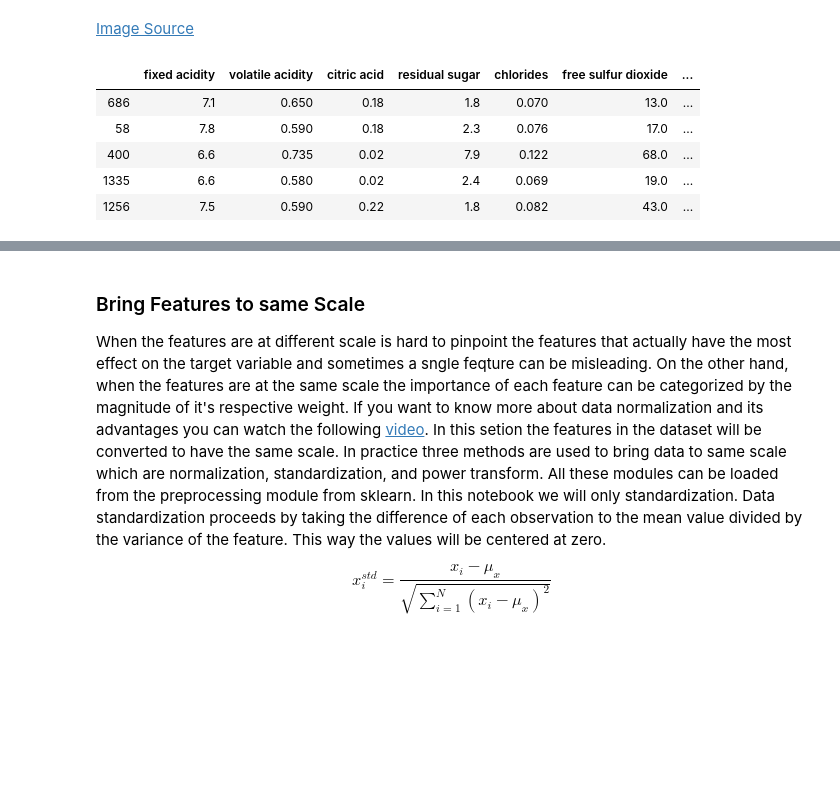
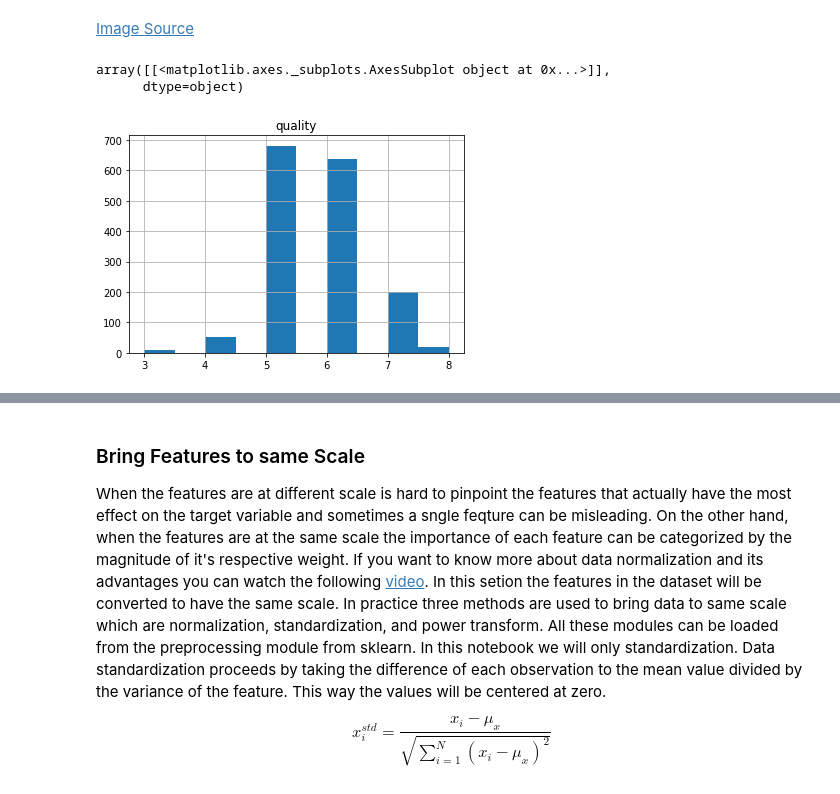
Before and after one commit to CUNYTechPrep/2020-spring-datascience, a Jupyter notebook: Week3_4.02/Linear_Regression.ipynb, the cells around one changed output, grey strips where cells are left out. Saved outputs shown, nothing was run; the diff lists cells and outputs as text; code cells hidden in the pictures; blank space fills up the shorter version.

```diff
--- a/Week3_4.02/Linear_Regression.ipynb
+++ b/Week3_4.02/Linear_Regression.ipynb
@@ -270 +217,7 @@ x_red = df_red.drop(['alcohol'], axis=1)
+# %%
+x_red.loc[:,['quality']].hist()
+# %% [output]
+array([[<matplotlib.axes._subplots.AxesSubplot object at 0x...>]],
+      dtype=object)
+[figure, added]
 # %%
@@ -282,9 +230,0 @@ x_ts_rdv = x_ts_rdv.drop('quality', axis=1)
-# %%
-x_tr_rd.head()
-# %% [output]
-|  | fixed acidity | volatile acidity | citric acid | residual sugar | chlorides | free sulfur dioxide | ... |
-| 686 | 7.1 | 0.650 | 0.18 | 1.8 | 0.070 | 13.0 | ... |
-| 58 | 7.8 | 0.590 | 0.18 | 2.3 | 0.076 | 17.0 | ... |
-| 400 | 6.6 | 0.735 | 0.02 | 7.9 | 0.122 | 68.0 | ... |
-| 1335 | 6.6 | 0.580 | 0.02 | 2.4 | 0.069 | 19.0 | ... |
-| 1256 | 7.5 | 0.590 | 0.22 | 1.8 | 0.082 | 43.0 | ... |
```
Also changed, not shown: parts of 136 cells of this notebook, 7 other files.
